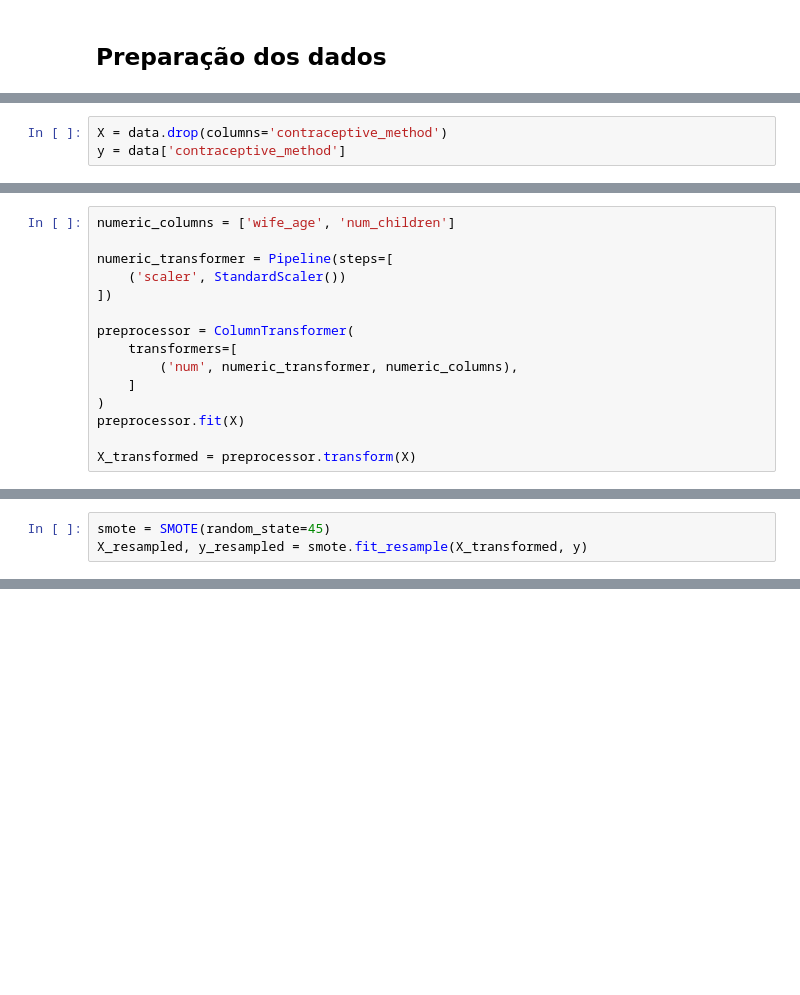
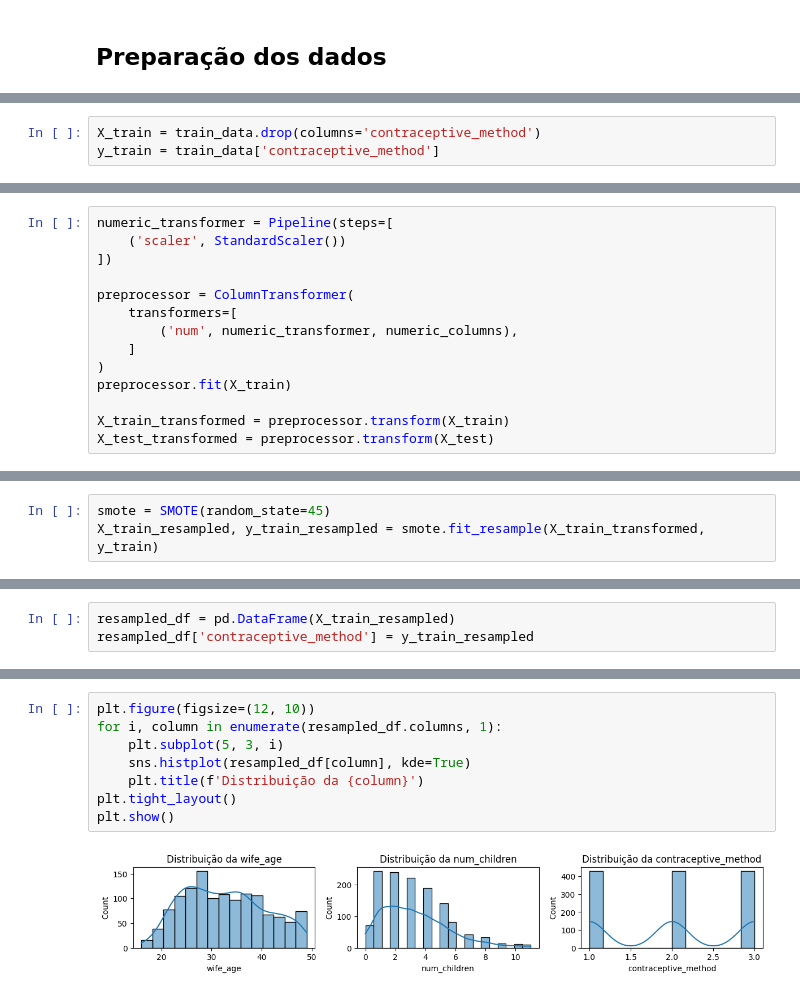
Before and after one commit to almirmcunhajr/am-contraceptive-method-choice, a Jupyter notebook: main.ipynb, the cells around one changed output, grey strips where cells are left out. Saved outputs shown, nothing was run; the diff lists cells and outputs as text; blank space fills up the shorter version.

Commit message:
Split the dataset before processing the data and show statistics after processing

```diff
--- a/main.ipynb
+++ b/main.ipynb
@@ -178,3 +206,3 @@ Standardize numeric features
 # %%
-X = data.drop(columns='contraceptive_method')
-y = data['contraceptive_method']
+X_train = train_data.drop(columns='contraceptive_method')
+y_train = train_data['contraceptive_method']
@@ -181,6 +211,4 @@ y = data['contraceptive_method']
 # %%
-numeric_columns = ['wife_age', 'num_children']
-
 numeric_transformer = Pipeline(steps=[
     ('scaler', StandardScaler())
 ])
@@ -190,6 +218,7 @@ preprocessor = ColumnTransformer(
         ('num', numeric_transformer, numeric_columns),
     ]
 )
-preprocessor.fit(X)
+preprocessor.fit(X_train)
 
-X_transformed = preprocessor.transform(X)
+X_train_transformed = preprocessor.transform(X_train)
+X_test_transformed = preprocessor.transform(X_test)
@@ -198,3 +227,3 @@ Balance the dataset
 # %%
 smote = SMOTE(random_state=45)
-X_resampled, y_resampled = smote.fit_resample(X_transformed, y)
+X_train_resampled, y_train_resampled = smote.fit_resample(X_train_transformed, y_train)
@@ -204,0 +232,3 @@ X_train, X_test, y_train, y_test = train_test_split(X_resampled, y_resampled, te
+# %%
+resampled_df = pd.DataFrame(X_train_resampled)
+resampled_df['contraceptive_method'] = y_train_resampled
@@ -204,0 +247,10 @@ X_train, X_test, y_train, y_test = train_test_split(X_resampled, y_resampled, te
+# %%
+plt.figure(figsize=(12, 10))
+for i, column in enumerate(resampled_df.columns, 1):
+    plt.subplot(5, 3, i)
+    sns.histplot(resampled_df[column], kde=True)
+    plt.title(f'Distribuição da {column}')
+plt.tight_layout()
+plt.show()
+# %% [output]
+[figure, added]
```
Also changed, not shown: parts of 19 cells of this notebook.
